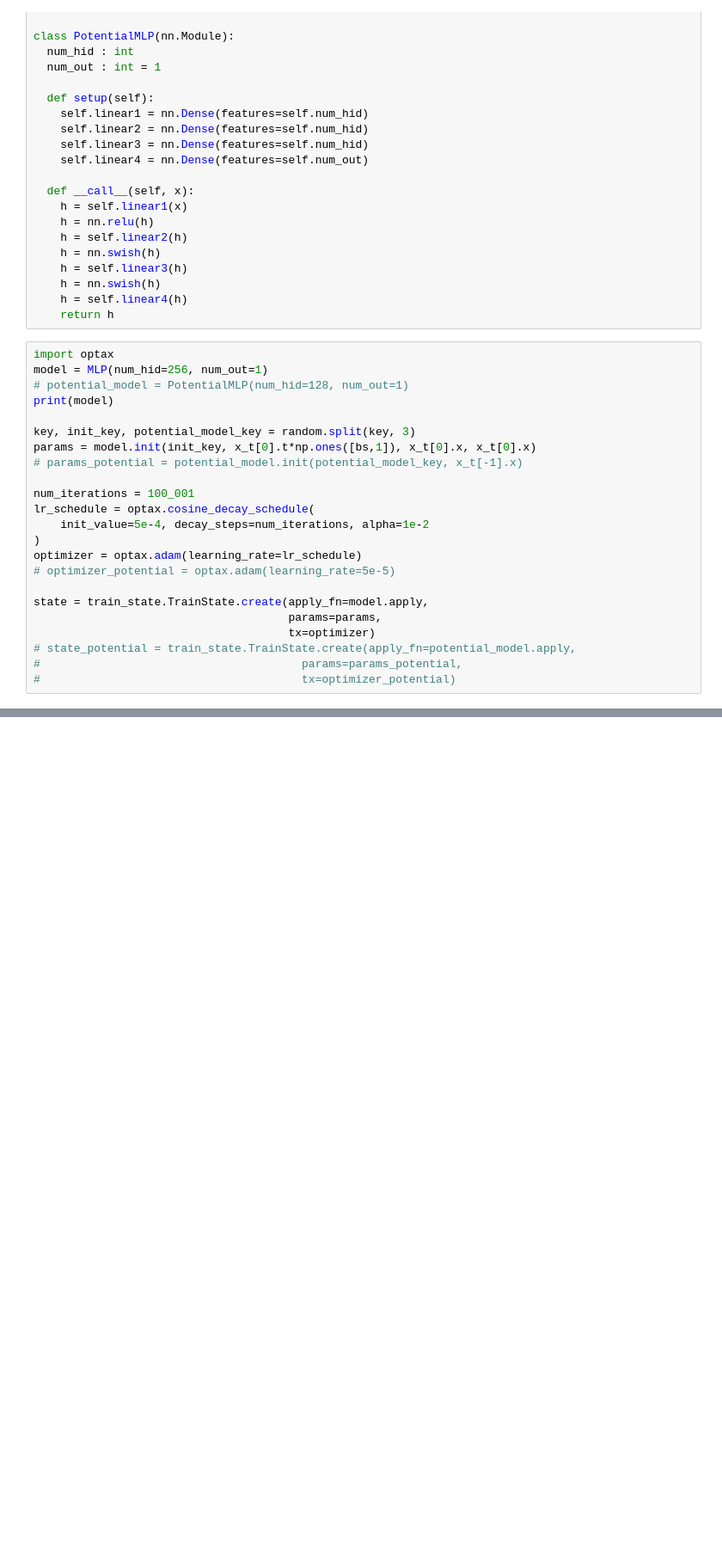
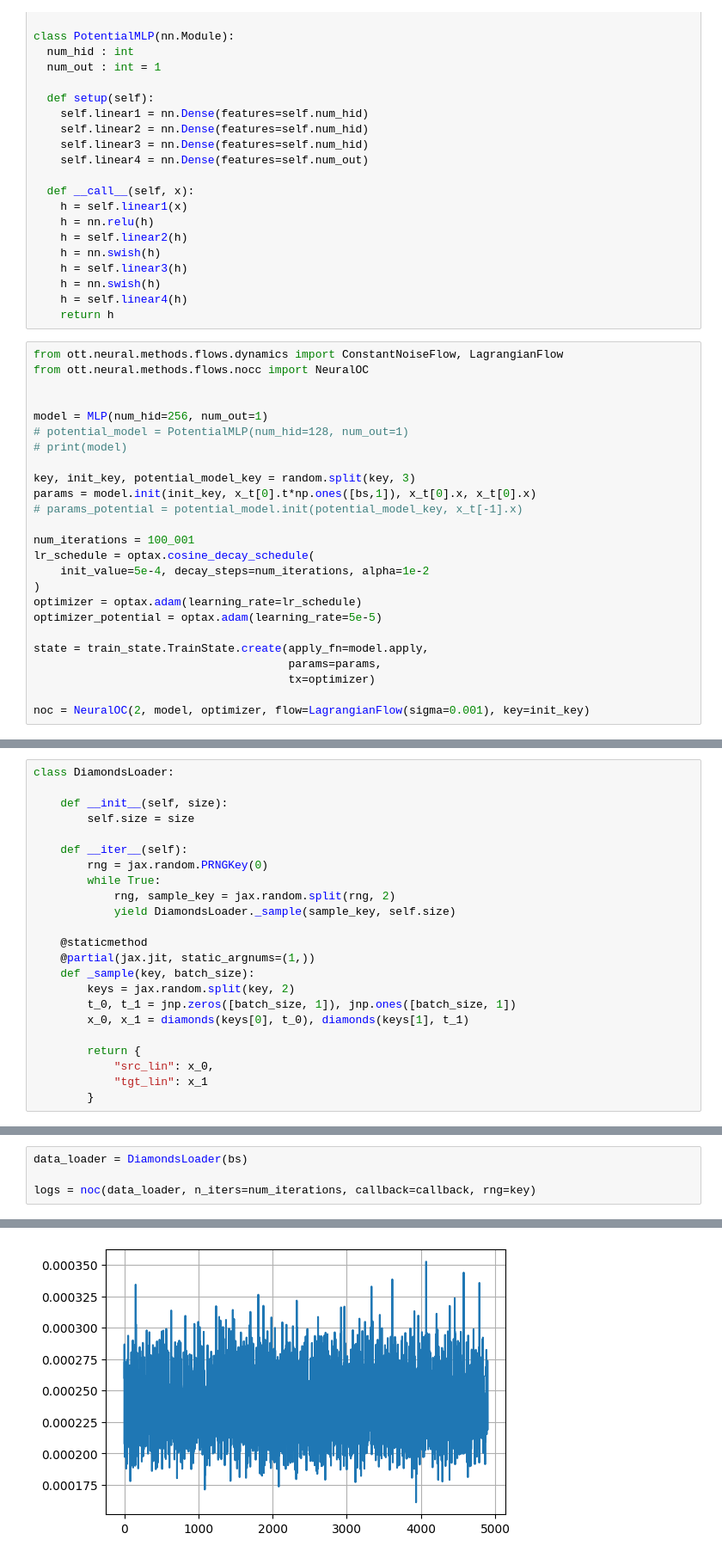
Before and after one commit to nazarblch/ott, a Jupyter notebook: docs/tutorials/AM.ipynb, the cells around one changed output, grey strips where cells are left out. Shown: that part at 86% size. Saved outputs shown, nothing was run; the diff lists cells and outputs as text; blank space fills up the shorter version.

Commit message:
lagrange flow

```diff
--- a/docs/tutorials/AM.ipynb
+++ b/docs/tutorials/AM.ipynb
@@ -128,10 +139,13 @@ class PotentialMLP(nn.Module):
     h = self.linear4(h)
     return h
 # %%
-import optax
+from ott.neural.methods.flows.dynamics import ConstantNoiseFlow, LagrangianFlow
+from ott.neural.methods.flows.nocc import NeuralOC
+
+
 model = MLP(num_hid=256, num_out=1)
 # potential_model = PotentialMLP(num_hid=128, num_out=1)
-print(model)
+# print(model)
 
 key, init_key, potential_model_key = random.split(key, 3)
 params = model.init(init_key, x_t[0].t*np.ones([bs,1]), x_t[0].x, x_t[0].x)
@@ -142,12 +156,11 @@ lr_schedule = optax.cosine_decay_schedule(
     init_value=5e-4, decay_steps=num_iterations, alpha=1e-2
 )
 optimizer = optax.adam(learning_rate=lr_schedule)
-# optimizer_potential = optax.adam(learning_rate=5e-5)
+optimizer_potential = optax.adam(learning_rate=5e-5)
 
 state = train_state.TrainState.create(apply_fn=model.apply,
                                       params=params,
                                       tx=optimizer)
-# state_potential = train_state.TrainState.create(apply_fn=potential_model.apply,
-#                                       params=params_potential,
-#                                       tx=optimizer_potential)
+
+noc = NeuralOC(2, model, optimizer, flow=LagrangianFlow(sigma=0.001), key=init_key)
 # %% [output]
@@ -158,0 +168,23 @@ MLP(
+# %%
+class DiamondsLoader:
+
+    def __init__(self, size):
+        self.size = size
+
+    def __iter__(self):
+        rng = jax.random.PRNGKey(0)
+        while True:
+            rng, sample_key = jax.random.split(rng, 2)
+            yield DiamondsLoader._sample(sample_key, self.size)
+
+    @staticmethod
+    @partial(jax.jit, static_argnums=(1,))
+    def _sample(key, batch_size):
+        keys = jax.random.split(key, 2)
+        t_0, t_1 = jnp.zeros([batch_size, 1]), jnp.ones([batch_size, 1])
+        x_0, x_1 = diamonds(keys[0], t_0), diamonds(keys[1], t_1)
+
+        return {
+            "src_lin": x_0,
+            "tgt_lin": x_1
+        }
@@ -158,0 +255,5 @@ MLP(
+# %%
+data_loader = DiamondsLoader(bs)
+
+logs = noc(data_loader, n_iters=num_iterations, callback=callback, rng=key)
+# %% [output]
@@ -158,0 +262 @@ MLP(
+[figure, added]
```
Also changed, not shown: parts of 6 cells of this notebook, 7 other files.
